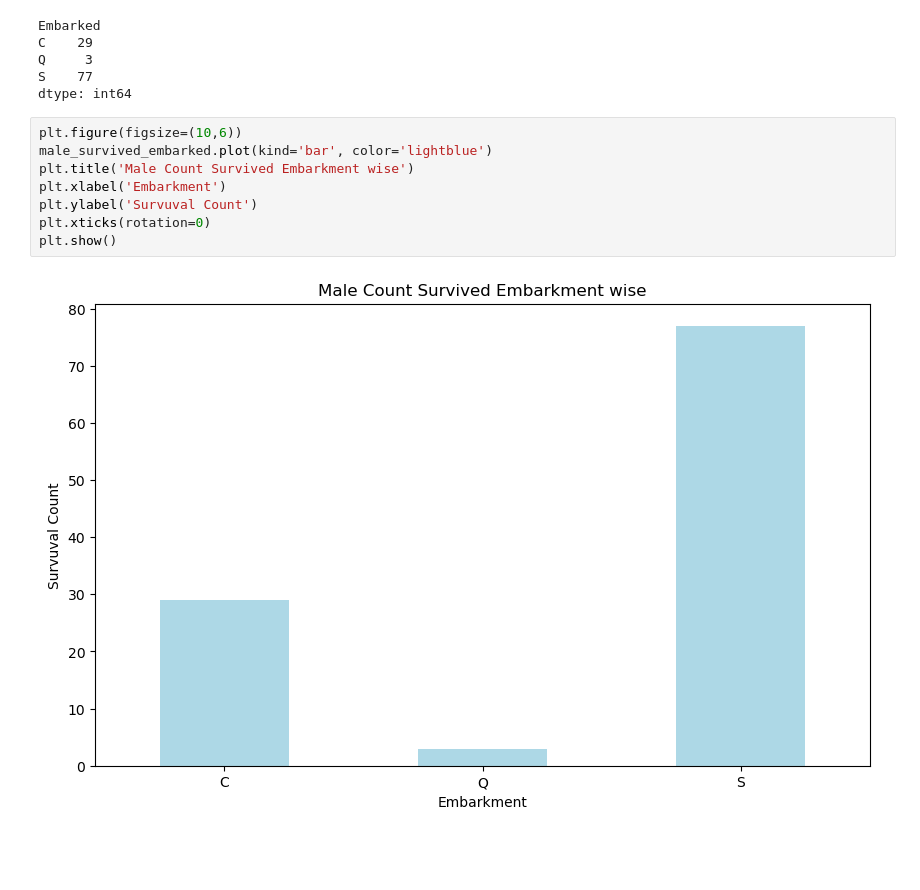
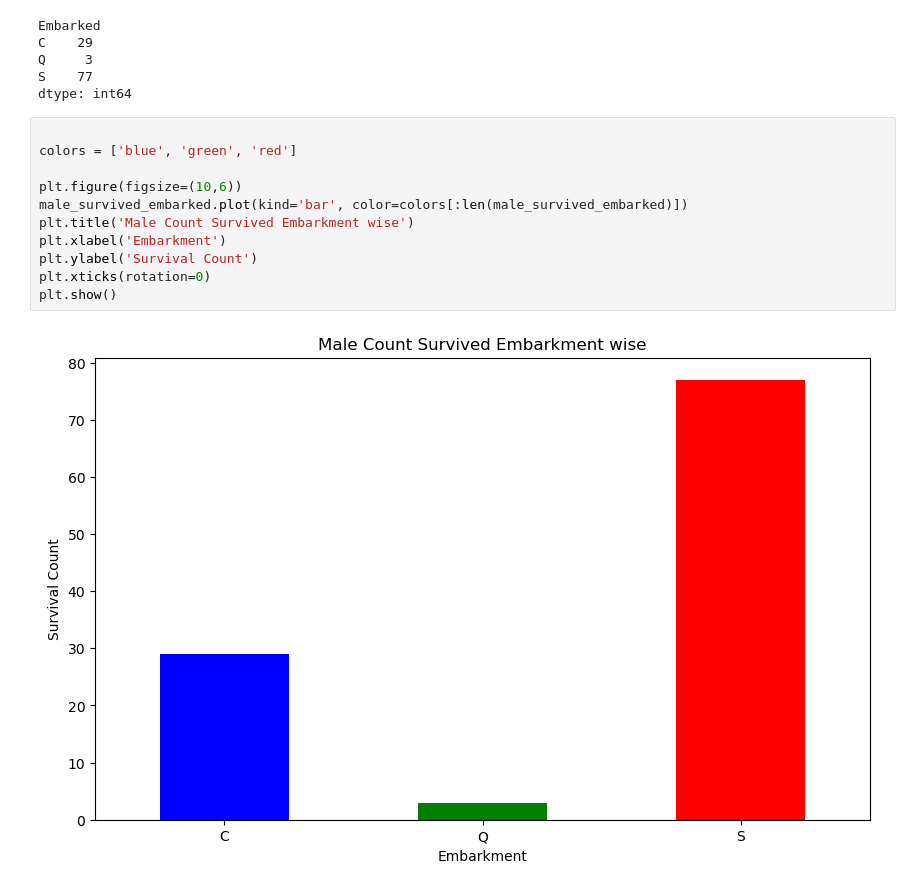
Before and after one commit to ahmadkamrans/titanic-dataset-analysis, a Jupyter notebook: dataAnalysis.ipynb, the cells around one changed output. Drawn from its saved outputs; the diff is of its cells as text; blank space fills up the shorter version.

```diff
--- a/dataAnalysis.ipynb
+++ b/dataAnalysis.ipynb
@@ -747,12 +748,15 @@ Q     3
 S    77
 dtype: int64
 # %%
+
+colors = ['blue', 'green', 'red']
+
 plt.figure(figsize=(10,6))
-male_survived_embarked.plot(kind='bar', color='lightblue')
+male_survived_embarked.plot(kind='bar', color=colors[:len(male_survived_embarked)])
 plt.title('Male Count Survived Embarkment wise')
 plt.xlabel('Embarkment')
-plt.ylabel('Survuval Count')
+plt.ylabel('Survival Count')
 plt.xticks(rotation=0)
 plt.show()
 # %% [output]
-[figure, old version]
+[figure, new version]
```
Also changed, not shown: parts of 10 cells of this notebook.
